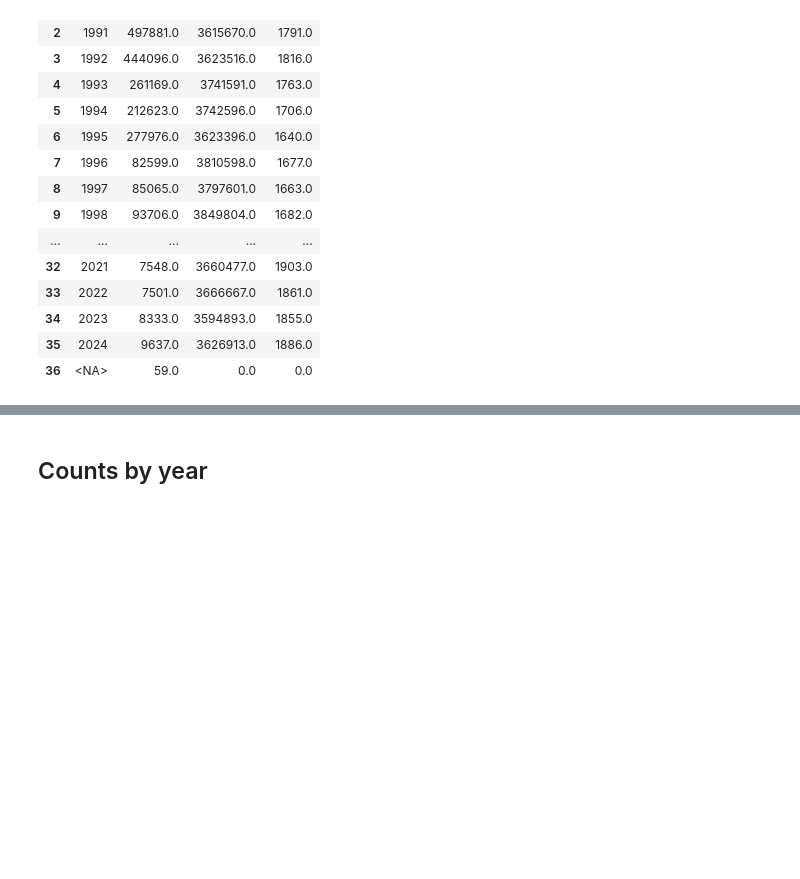
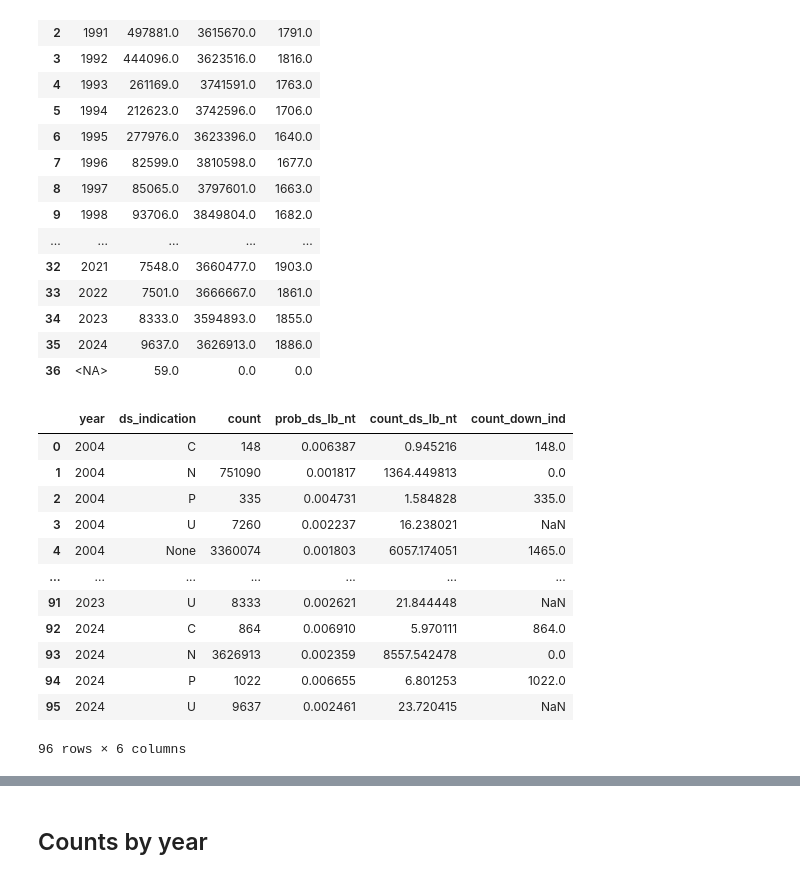
Before and after one commit to frankbuckley/ds-births-populations, a Jupyter notebook: projects/us-birth-certificates/notes-001-ds-recording.ipynb, the cells around one changed output, grey strips where cells are left out. Cells and saved outputs as stored; diff of their text form; code cells hidden in the pictures; blank space fills up the shorter version.

```diff
--- a/projects/us-birth-certificates/notes-001-ds-recording.ipynb
+++ b/projects/us-birth-certificates/notes-001-ds-recording.ipynb
@@ -153,3 +99,32 @@ ds_rec_yr_ex_df
 | 34 | 2023 | 8333.0 | 3594893.0 | 1855.0 |
 | 35 | 2024 | 9637.0 | 3626913.0 | 1886.0 |
 | 36 | <NA> | 59.0 | 0.0 | 0.0 |
+# %%
+df = con.execute(
+    """
+    SELECT DISTINCT
+        year, COALESCE (ca_down, ca_downs) as ds_indication, COUNT (*) as count, AVG (p_ds_lb_nt) as prob_ds_lb_nt, SUM (p_ds_lb_nt) as count_ds_lb_nt, SUM (down_ind) as count_down_ind,
+    FROM
+        us_births
+    WHERE year >= 2004
+    GROUP BY
+        year, ds_indication
+    ORDER BY
+        year, ds_indication
+    """
+).df()
+df
+# %% [output]
+|  | year | ds_indication | count | prob_ds_lb_nt | count_ds_lb_nt | count_down_ind |
+| 0 | 2004 | C | 148 | 0.006387 | 0.945216 | 148.0 |
+| 1 | 2004 | N | 751090 | 0.001817 | 1364.449813 | 0.0 |
+| 2 | 2004 | P | 335 | 0.004731 | 1.584828 | 335.0 |
+| 3 | 2004 | U | 7260 | 0.002237 | 16.238021 | NaN |
+| 4 | 2004 | None | 3360074 | 0.001803 | 6057.174051 | 1465.0 |
+| ... | ... | ... | ... | ... | ... | ... |
+| 91 | 2023 | U | 8333 | 0.002621 | 21.844448 | NaN |
+| 92 | 2024 | C | 864 | 0.006910 | 5.970111 | 864.0 |
+| 93 | 2024 | N | 3626913 | 0.002359 | 8557.542478 | 0.0 |
+| 94 | 2024 | P | 1022 | 0.006655 | 6.801253 | 1022.0 |
+| 95 | 2024 | U | 9637 | 0.002461 | 23.720415 | NaN |
+96 rows × 6 columns
```
Also changed, not shown: parts of 28 cells of this notebook.
